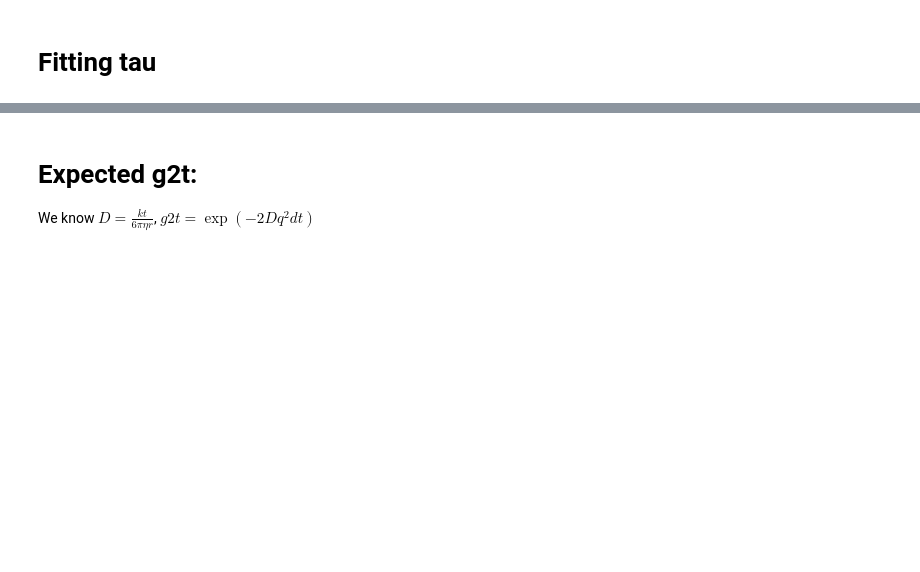
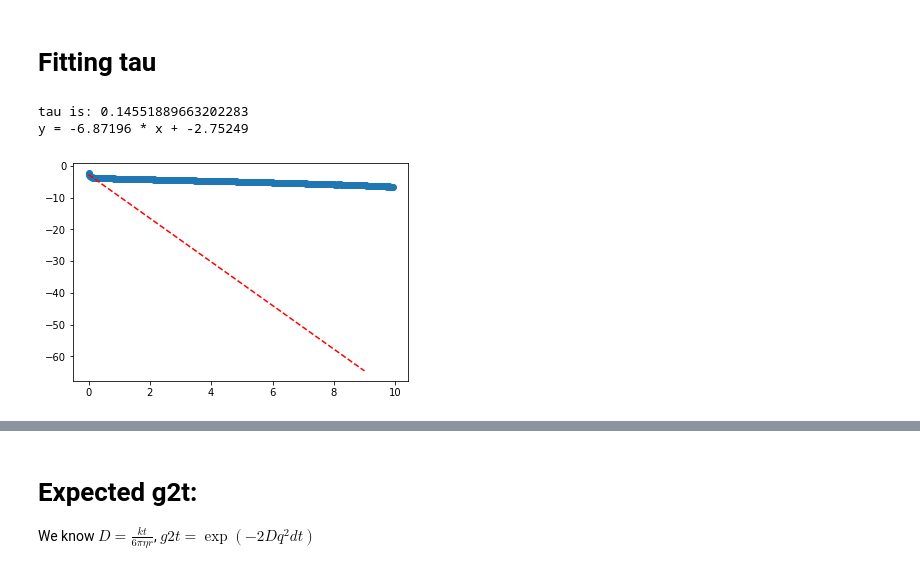
Before and after one commit to wwy-wwy-wwy/Speckle_project, a Jupyter notebook: 4p5_1wt_100nm128px_1min_glycerol_1au_20x_51p4umhigh_405nm_20xobjective.ipynb, the cells around one changed output, grey strips where cells are left out. Saved outputs shown, nothing was run; the diff lists cells and outputs as text; code cells hidden in the pictures; blank space fills up the shorter version.

```diff
--- a/4p5_1wt_100nm128px_1min_glycerol_1au_20x_51p4umhigh_405nm_20xobjective.ipynb
+++ b/4p5_1wt_100nm128px_1min_glycerol_1au_20x_51p4umhigh_405nm_20xobjective.ipynb
@@ -34,8 +34,8 @@ import os
 import DSH
 import matplotlib.pyplot as plt
 # %%
-video_time_length=120 #s
-video_frame_numbers=6114 #frames
+video_time_length=60 #s
+video_frame_numbers=3016 #frames
 imgname='4p5_1wt_100nm128px_1min_glycerol_1au_20x_51p4umhigh_405nm_20xobjective'
 foldername='/Volumes/WENYUN WANG/Colloidal analysis/4p5_1wt_100nm128px_1min_glycerol_1au_20x_51p4umhigh_405nm_20xobjective/'
 framespeed=video_time_length/video_frame_numbers
@@ -180,6 +183,10 @@ plt.ylabel("g2(t)",fontsize=18)
 # %%
 lagtime_g2t= [element * framespeed for element in laglist_g2t]
 plateau=0 #np.mean(g2t[-200:-1])
-tau, a, b=fit_exponential_decay(plateau,np.array(average_g2t),lagtime_g2t,0,100, True)
+tau, a, b=fit_exponential_decay(plateau,np.array(average_g2t),lagtime_g2t,0,10, True)
+# %% [output]
+tau is: 0.14551889663202283
+y = -6.87196 * x + -2.75249
+[figure, added]
 # %%
 reconstruct(lagtime_g2t,plateau,np.array(average_g2t),a,b)
```
Also changed, not shown: parts of 3 cells of this notebook, 10 other files.
